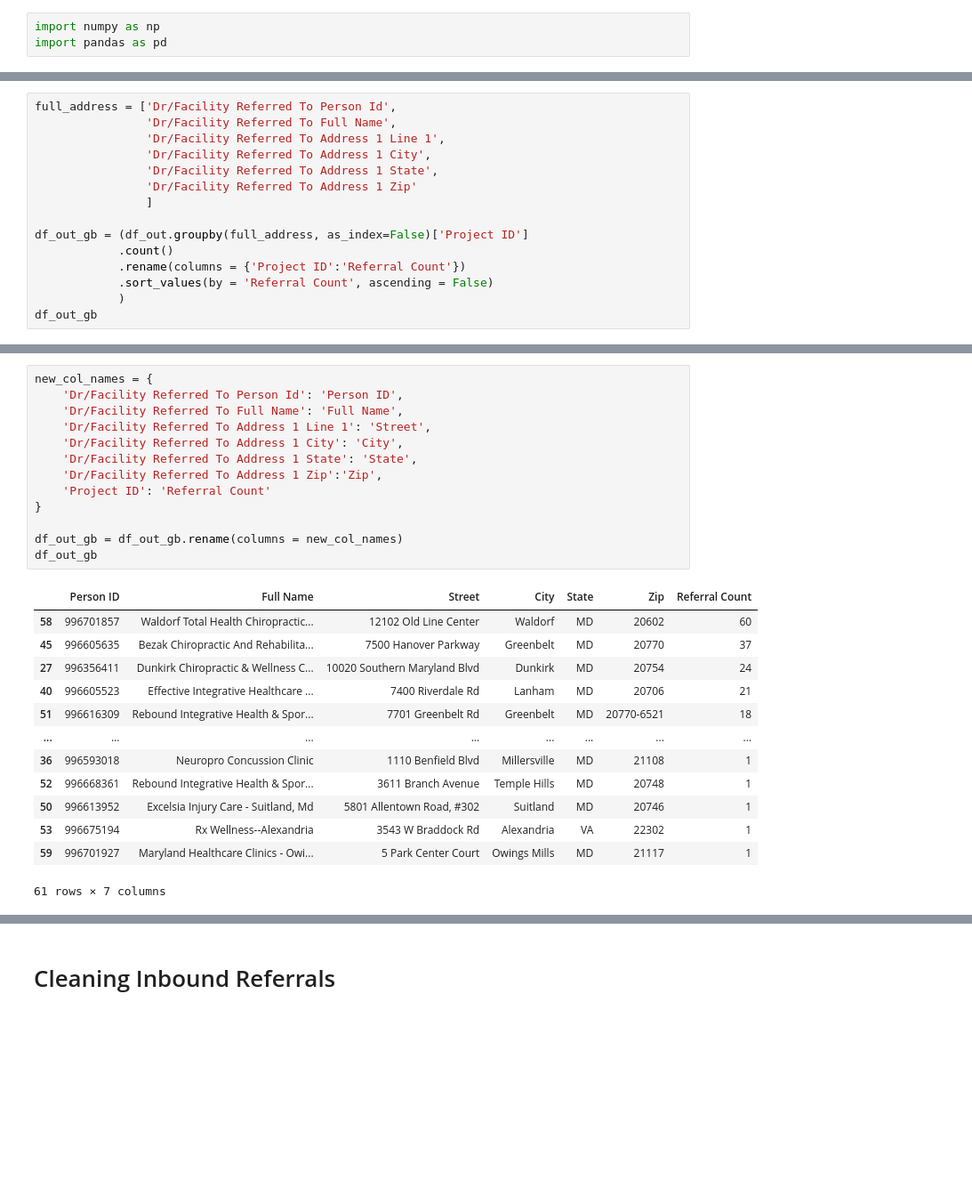
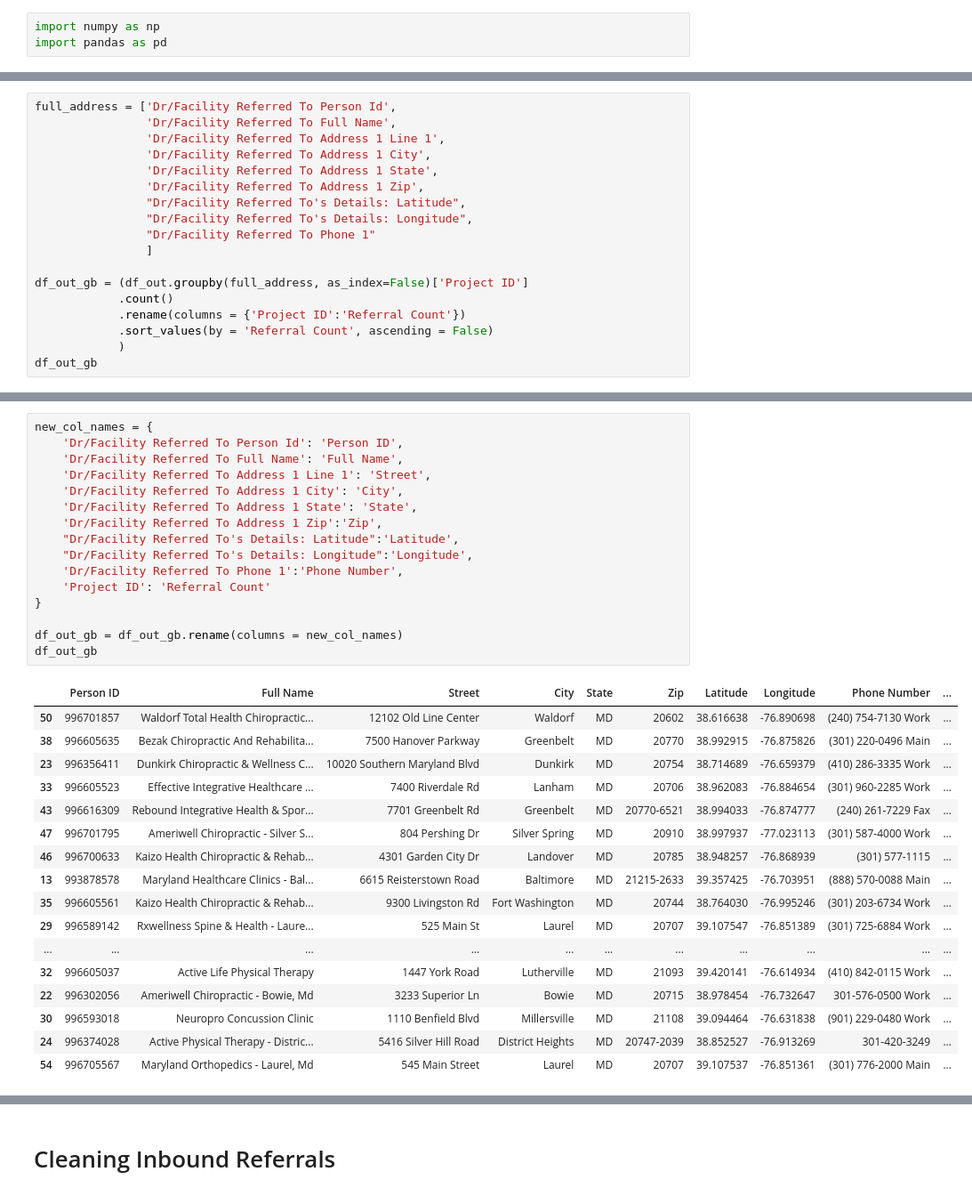
Before and after one commit to The-Jaklitsch-Law-Group/JLG_Provider_Recommender, a Jupyter notebook: prepare_contacts/contact_cleaning.ipynb, the cells around one changed output, grey strips where cells are left out. Shown at 89% size. Cells and saved outputs as stored; diff of their text form; blank space fills up the shorter version.

```diff
--- a/prepare_contacts/contact_cleaning.ipynb
+++ b/prepare_contacts/contact_cleaning.ipynb
@@ -83,7 +84,10 @@ full_address = ['Dr/Facility Referred To Person Id',
                 'Dr/Facility Referred To Address 1 Line 1',
                 'Dr/Facility Referred To Address 1 City',
                 'Dr/Facility Referred To Address 1 State',
-                'Dr/Facility Referred To Address 1 Zip'
+                'Dr/Facility Referred To Address 1 Zip',
+                "Dr/Facility Referred To's Details: Latitude",
+                "Dr/Facility Referred To's Details: Longitude",
+                "Dr/Facility Referred To Phone 1"
                 ]
 
 df_out_gb = (df_out.groupby(full_address, as_index=False)['Project ID']
@@ -109,27 +117,34 @@ df_out_gb
 # %%
 new_col_names = {
     'Dr/Facility Referred To Person Id': 'Person ID',
     'Dr/Facility Referred To Full Name': 'Full Name',
     'Dr/Facility Referred To Address 1 Line 1': 'Street',
     'Dr/Facility Referred To Address 1 City': 'City',
     'Dr/Facility Referred To Address 1 State': 'State',
     'Dr/Facility Referred To Address 1 Zip':'Zip',
+    "Dr/Facility Referred To's Details: Latitude":'Latitude',
+    "Dr/Facility Referred To's Details: Longitude":'Longitude',
+    'Dr/Facility Referred To Phone 1':'Phone Number',
     'Project ID': 'Referral Count'
 }
 
 df_out_gb = df_out_gb.rename(columns = new_col_names)
 df_out_gb
 # %% [output]
-|  | Person ID | Full Name | Street | City | State | Zip | Referral Count |
-| 58 | 996701857 | Waldorf Total Health Chiropractic... | 12102 Old Line Center | Waldorf | MD | 20602 | 60 |
-| 45 | 996605635 | Bezak Chiropractic And Rehabilita... | 7500 Hanover Parkway | Greenbelt | MD | 20770 | 37 |
-| 27 | 996356411 | Dunkirk Chiropractic & Wellness C... | 10020 Southern Maryland Blvd | Dunkirk | MD | 20754 | 24 |
-| 40 | 996605523 | Effective Integrative Healthcare ... | 7400 Riverdale Rd | Lanham | MD | 20706 | 21 |
-| 51 | 996616309 | Rebound Integrative Health & Spor... | 7701 Greenbelt Rd | Greenbelt | MD | 20770-6521 | 18 |
-| ... | ... | ... | ... | ... | ... | ... | ... |
-| 36 | 996593018 | Neuropro Concussion Clinic | 1110 Benfield Blvd | Millersville | MD | 21108 | 1 |
-| 52 | 996668361 | Rebound Integrative Health & Spor... | 3611 Branch Avenue | Temple Hills | MD | 20748 | 1 |
-| 50 | 996613952 | Excelsia Injury Care - Suitland, Md | 5801 Allentown Road, #302 | Suitland | MD | 20746 | 1 |
-| 53 | 996675194 | Rx Wellness--Alexandria | 3543 W Braddock Rd | Alexandria | VA | 22302 | 1 |
-| 59 | 996701927 | Maryland Healthcare Clinics - Owi... | 5 Park Center Court | Owings Mills | MD | 21117 | 1 |
+|  | Person ID | Full Name | Street | City | State | Zip | Latitude | Longitude | Phone Number | ... |
+| 50 | 996701857 | Waldorf Total Health Chiropractic... | 12102 Old Line Center | Waldorf | MD | 20602 | 38.616638 | -76.890698 | (240) 754-7130 Work | ... |
+| 38 | 996605635 | Bezak Chiropractic And Rehabilita... | 7500 Hanover Parkway | Greenbelt | MD | 20770 | 38.992915 | -76.875826 | (301) 220-0496 Main | ... |
+| 23 | 996356411 | Dunkirk Chiropractic & Wellness C... | 10020 Southern Maryland Blvd | Dunkirk | MD | 20754 | 38.714689 | -76.659379 | (410) 286-3335 Work | ... |
+| 33 | 996605523 | Effective Integrative Healthcare ... | 7400 Riverdale Rd | Lanham | MD | 20706 | 38.962083 | -76.884654 | (301) 960-2285 Work | ... |
+| 43 | 996616309 | Rebound Integrative Health & Spor... | 7701 Greenbelt Rd | Greenbelt | MD | 20770-6521 | 38.994033 | -76.874777 | (240) 261-7229 Fax | ... |
+| 47 | 996701795 | Ameriwell Chiropractic - Silver S... | 804 Pershing Dr | Silver Spring | MD | 20910 | 38.997937 | -77.023113 | (301) 587-4000 Work | ... |
+| 46 | 996700633 | Kaizo Health Chiropractic & Rehab... | 4301 Garden City Dr | Landover | MD | 20785 | 38.948257 | -76.868939 | (301) 577-1115 | ... |
+| 13 | 993878578 | Maryland Healthcare Clinics - Bal... | 6615 Reisterstown Road | Baltimore | MD | 21215-2633 | 39.357425 | -76.703951 | (888) 570-0088 Main | ... |
+| 35 | 996605561 | Kaizo Health Chiropractic & Rehab... | 9300 Livingston Rd | Fort Washington | MD | 20744 | 38.764030 | -76.995246 | (301) 203-6734 Work | ... |
+| 29 | 996589142 | Rxwellness Spine & Health - Laure... | 525 Main St | Laurel | MD | 20707 | 39.107547 | -76.851389 | (301) 725-6884 Work | ... |
+| ... | ... | ... | ... | ... | ... | ... | ... | ... | ... | ... |
+| 32 | 996605037 | Active Life Physical Therapy | 1447 York Road | Lutherville | MD | 21093 | 39.420141 | -76.614934 | (410) 842-0115 Work | ... |
+| 22 | 996302056 | Ameriwell Chiropractic - Bowie, Md | 3233 Superior Ln | Bowie | MD | 20715 | 38.978454 | -76.732647 | 301-576-0500 Work | ... |
+| 30 | 996593018 | Neuropro Concussion Clinic | 1110 Benfield Blvd | Millersville | MD | 21108 | 39.094464 | -76.631838 | (901) 229-0480 Work | ... |
+| 24 | 996374028 | Active Physical Therapy - Distric... | 5416 Silver Hill Road | District Heights | MD | 20747-2039 | 38.852527 | -76.913269 | 301-420-3249 | ... |
+| 54 | 996705567 | Maryland Orthopedics - Laurel, Md | 545 Main Street | Laurel | MD | 20707 | 39.107537 | -76.851361 | (301) 776-2000 Main | ... |
-61 rows × 7 columns
```
Also changed, not shown: parts of 7 cells of this notebook, 8 other files.
